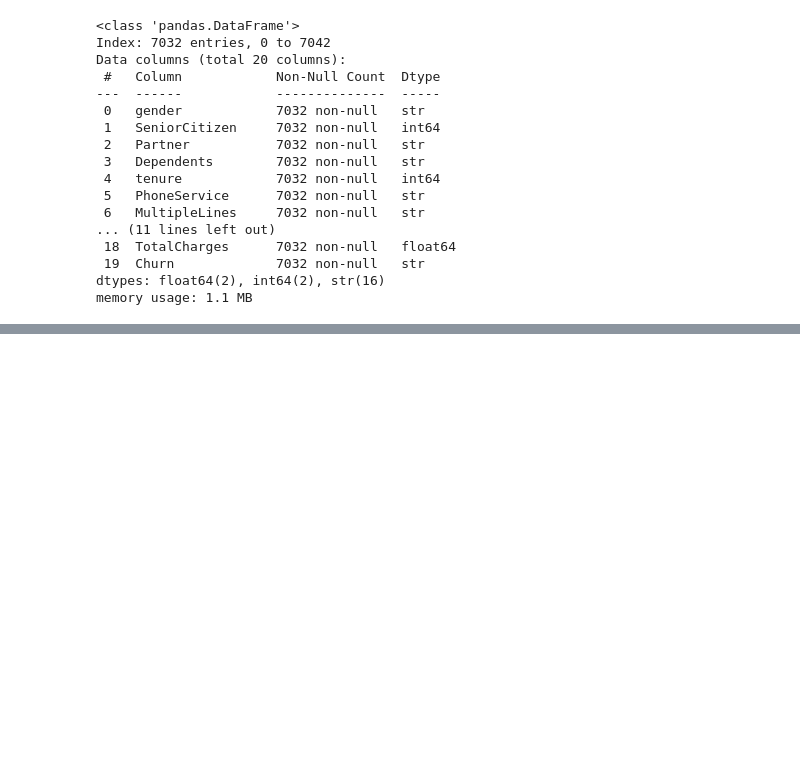
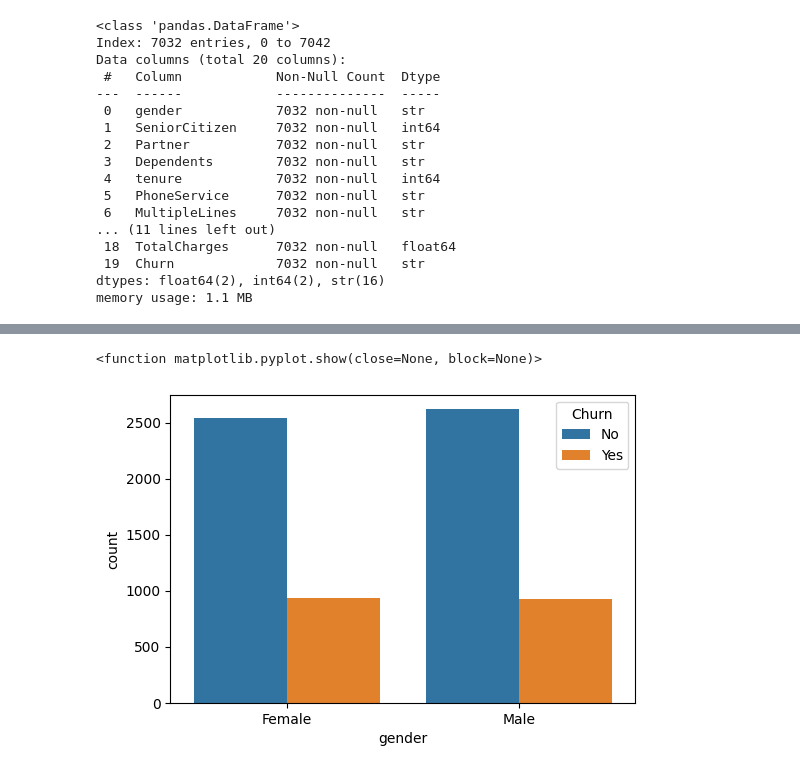
Before and after one commit to Prakash-Kumar-Badaila/churn_prediction_system, a Jupyter notebook: notebooks/churn_prediction.ipynb, the cells around one changed output, grey strips where cells are left out. Drawn from its saved outputs; the diff is of its cells as text; code cells hidden in the pictures; blank space fills up the shorter version.

```diff
--- a/notebooks/churn_prediction.ipynb
+++ b/notebooks/churn_prediction.ipynb
@@ -256,0 +289,14 @@ memory usage: 1.1 MB
+# %%
+# Gender vs churn
+plt.figure(figsize=(6,4))
+sns.countplot(
+    data=df_clean,
+    x="gender",
+    hue="Churn"
+
+)
+plt.show
+#In Seaborn, hue adds another categorical variable by using different colors.
+# %% [output]
+<function matplotlib.pyplot.show(close=None, block=None)>
+[figure, added]
```
Also changed, not shown: parts of 23 cells of this notebook, 1 other file.
